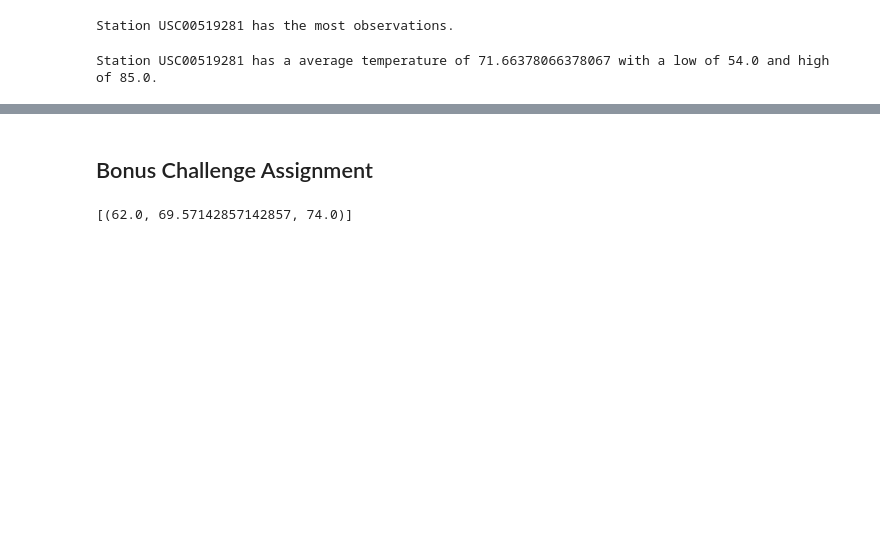
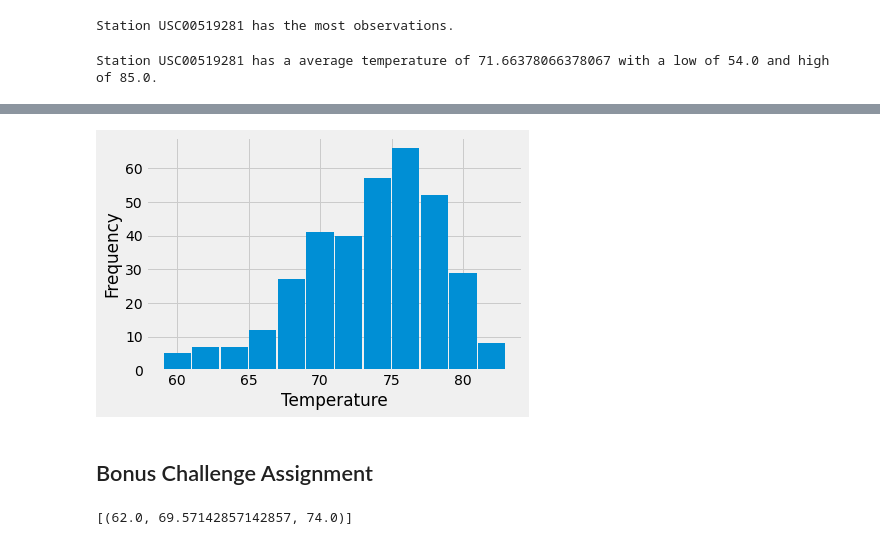
Before and after one commit to byoung11644/SQLAlchemy_Example, a Jupyter notebook: climate_analysis.ipynb, the cells around one changed output, grey strips where cells are left out. Cells and saved outputs as stored; diff of their text form; code cells hidden in the pictures; blank space fills up the shorter version.

Commit message:
done with station analysis

```diff
--- a/climate_analysis.ipynb
+++ b/climate_analysis.ipynb
@@ -229,3 +229,9 @@ Station USC00519281 has a average temperature of 71.66378066378067 with a low of
 # %%
 # Choose the station with the highest number of temperature observations.
 # Query the last 12 months of temperature observation data for this station and plot the results as a histogram
+
+temp_obs_year = session.query(Measurement.station, Measurement.date, Measurement.tobs).\
+    filter(Measurement.date >= year_query_date).\
+    filter(Measurement.station == stations_df['Station'][0]).all()
+
+temp_obs_year
@@ -231,0 +256,3 @@ Station USC00519281 has a average temperature of 71.66378066378067 with a low of
+# %%
+temp_obs_df = pd.DataFrame(temp_obs_year, columns=['Station', 'Date', 'Temp'])
+temp_obs_df.head()
@@ -232,3 +266,10 @@ Station USC00519281 has a average temperature of 71.66378066378067 with a low of
+# %%
+plt.hist(temp_obs_df['Temp'], bins=12, rwidth=0.95)
+plt.xlabel('Temperature')
+plt.ylabel('Frequency')
+plt.show()
+# %% [output]
+[figure, added]
 # %% [markdown]
 ## Bonus Challenge Assignment
 # %%
```
Also changed, not shown: parts of 3 cells of this notebook.
